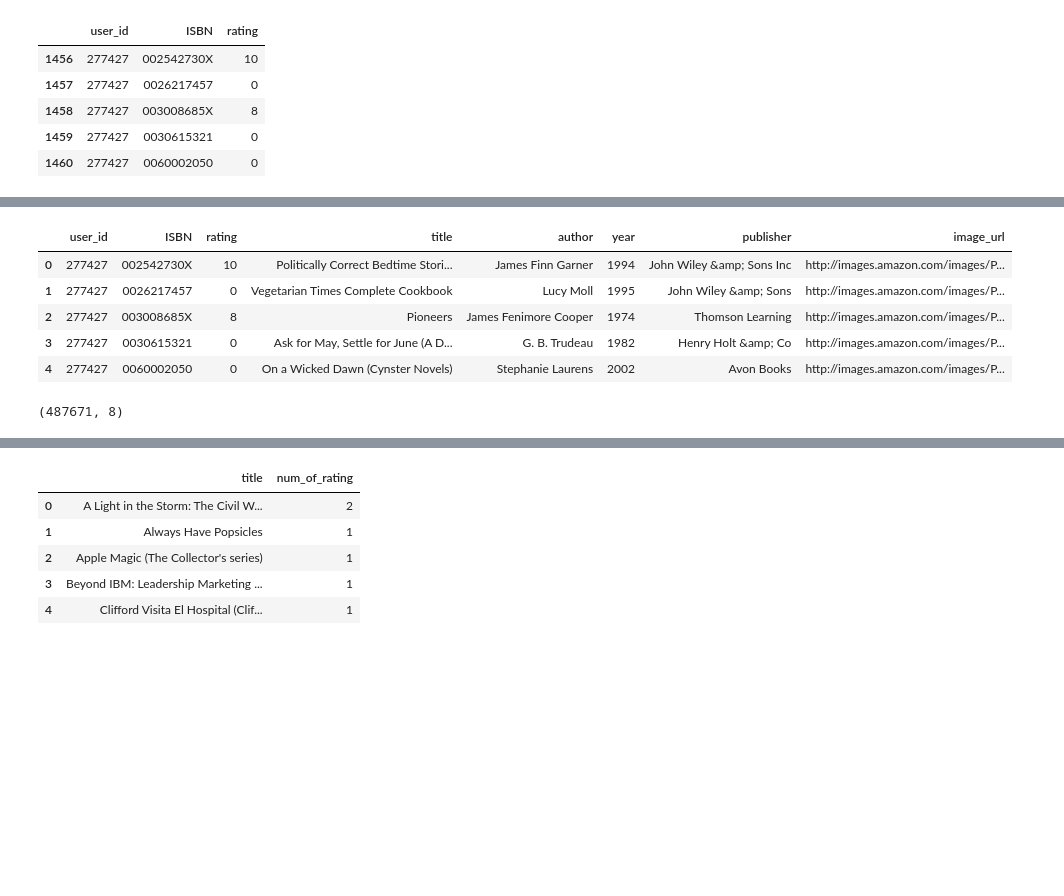
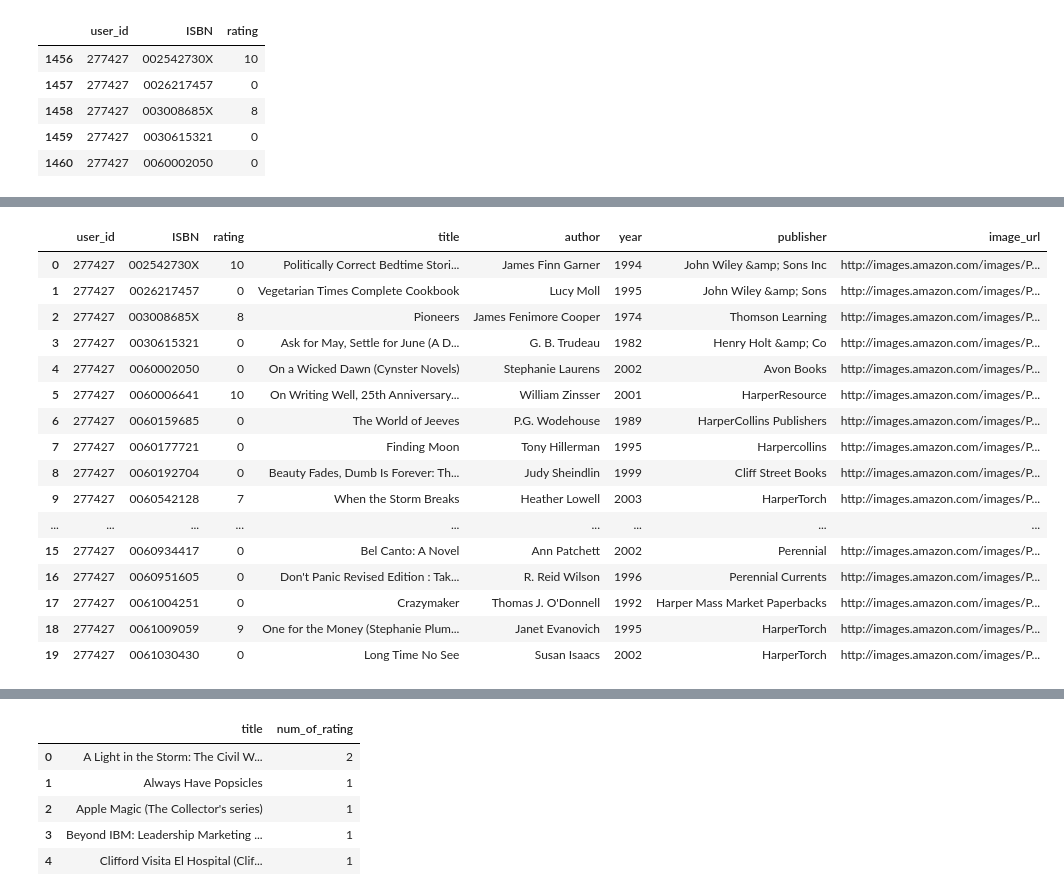
Before and after one commit to im-vishesh15th/book-recommendation-model, a Jupyter notebook: Books Recommender.ipynb, the cells around one changed output, grey strips where cells are left out. Saved outputs shown, nothing was run; the diff lists cells and outputs as text; code cells hidden in the pictures; blank space fills up the shorter version.

```diff
--- a/Books Recommender.ipynb
+++ b/Books Recommender.ipynb
@@ -197,13 +216,20 @@ ratings_with_books = ratings.merge(books, on='ISBN')
 # %%
-ratings_with_books.head()
+ratings_with_books.head(20)
 # %% [output]
 |  | user_id | ISBN | rating | title | author | year | publisher | image_url |
 | 0 | 277427 | 002542730X | 10 | Politically Correct Bedtime Stori... | James Finn Garner | 1994 | John Wiley &amp; Sons Inc | http://images.amazon.com/images/P... |
 | 1 | 277427 | 0026217457 | 0 | Vegetarian Times Complete Cookbook | Lucy Moll | 1995 | John Wiley &amp; Sons | http://images.amazon.com/images/P... |
 | 2 | 277427 | 003008685X | 8 | Pioneers | James Fenimore Cooper | 1974 | Thomson Learning | http://images.amazon.com/images/P... |
 | 3 | 277427 | 0030615321 | 0 | Ask for May, Settle for June (A D... | G. B. Trudeau | 1982 | Henry Holt &amp; Co | http://images.amazon.com/images/P... |
 | 4 | 277427 | 0060002050 | 0 | On a Wicked Dawn (Cynster Novels) | Stephanie Laurens | 2002 | Avon Books | http://images.amazon.com/images/P... |
+| 5 | 277427 | 0060006641 | 10 | On Writing Well, 25th Anniversary... | William Zinsser | 2001 | HarperResource | http://images.amazon.com/images/P... |
+| 6 | 277427 | 0060159685 | 0 | The World of Jeeves | P.G. Wodehouse | 1989 | HarperCollins Publishers | http://images.amazon.com/images/P... |
+| 7 | 277427 | 0060177721 | 0 | Finding Moon | Tony Hillerman | 1995 | Harpercollins | http://images.amazon.com/images/P... |
+| 8 | 277427 | 0060192704 | 0 | Beauty Fades, Dumb Is Forever: Th... | Judy Sheindlin | 1999 | Cliff Street Books | http://images.amazon.com/images/P... |
+| 9 | 277427 | 0060542128 | 7 | When the Storm Breaks | Heather Lowell | 2003 | HarperTorch | http://images.amazon.com/images/P... |
+| ... | ... | ... | ... | ... | ... | ... | ... | ... |
+| 15 | 277427 | 0060934417 | 0 | Bel Canto: A Novel | Ann Patchett | 2002 | Perennial | http://images.amazon.com/images/P... |
+| 16 | 277427 | 0060951605 | 0 | Don't Panic Revised Edition : Tak... | R. Reid Wilson | 1996 | Perennial Currents | http://images.amazon.com/images/P... |
+| 17 | 277427 | 0061004251 | 0 | Crazymaker | Thomas J. O'Donnell | 1992 | Harper Mass Market Paperbacks | http://images.amazon.com/images/P... |
+| 18 | 277427 | 0061009059 | 9 | One for the Money (Stephanie Plum... | Janet Evanovich | 1995 | HarperTorch | http://images.amazon.com/images/P... |
+| 19 | 277427 | 0061030430 | 0 | Long Time No See | Susan Isaacs | 2002 | HarperTorch | http://images.amazon.com/images/P... |
-# %%
-ratings_with_books.shape
-# %% [output]
-(487671, 8)
```
Also changed, not shown: parts of 29 cells of this notebook, 4 other files.
